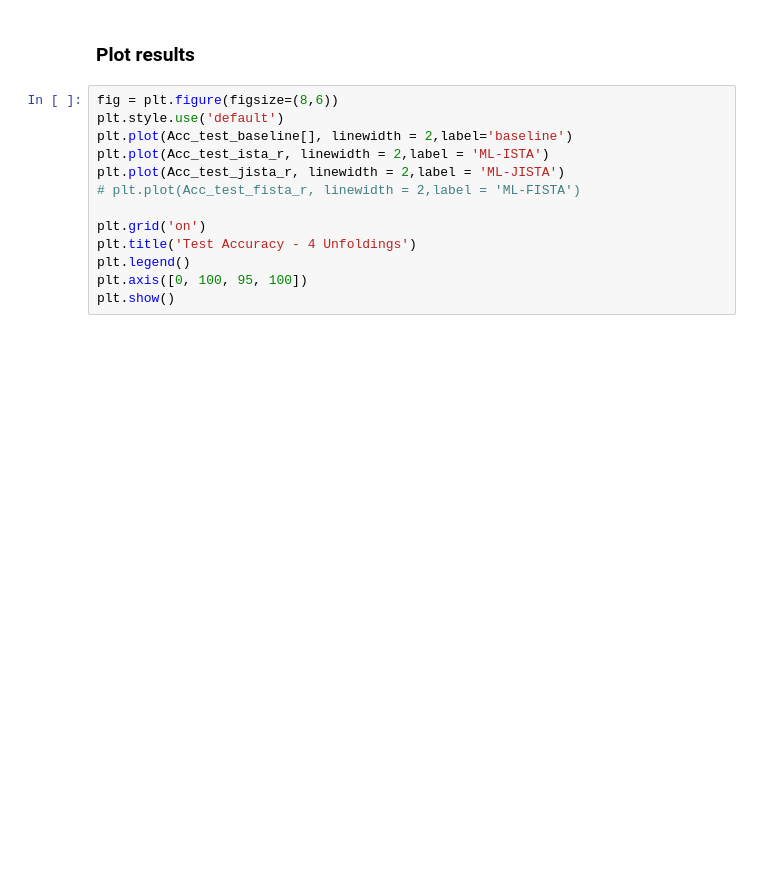
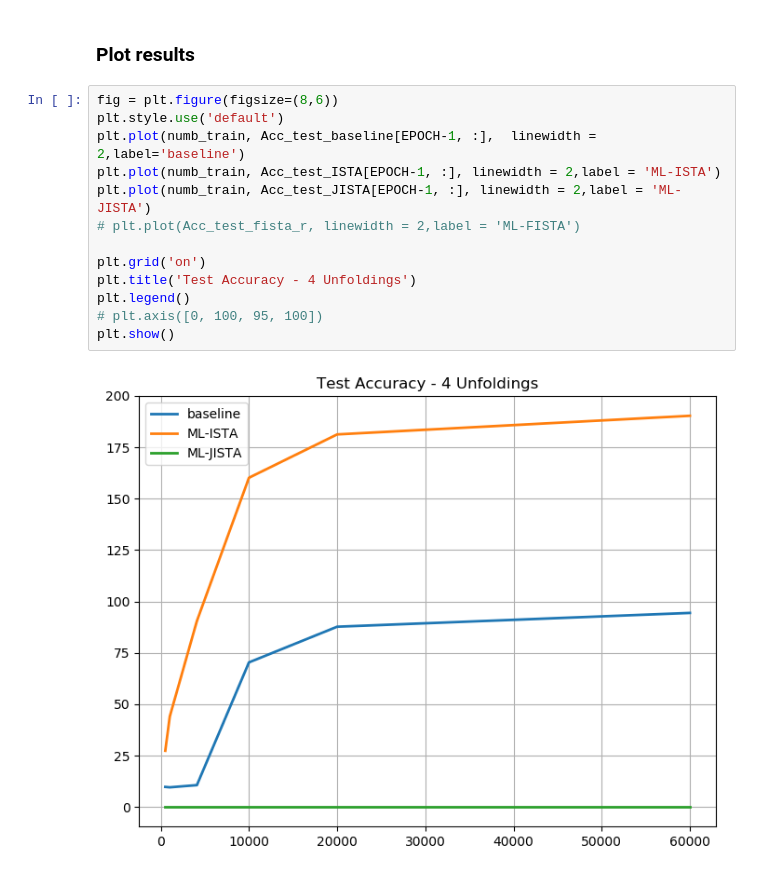
Before and after one commit to mm5110/sparse-structures-for-classification, a Jupyter notebook: dev/ML_ISTA/limited_data_test.ipynb, the cells around one changed output. Drawn from its saved outputs; the diff is of its cells as text; blank space fills up the shorter version.

```diff
--- a/dev/ML_ISTA/limited_data_test.ipynb
+++ b/dev/ML_ISTA/limited_data_test.ipynb
@@ -184,13 +214,15 @@ for i in range(numb_train):
 # %%
 fig = plt.figure(figsize=(8,6))
 plt.style.use('default')
-plt.plot(Acc_test_baseline[], linewidth = 2,label='baseline')
-plt.plot(Acc_test_ista_r, linewidth = 2,label = 'ML-ISTA')
-plt.plot(Acc_test_jista_r, linewidth = 2,label = 'ML-JISTA')
+plt.plot(numb_train, Acc_test_baseline[EPOCH-1, :],  linewidth = 2,label='baseline')
+plt.plot(numb_train, Acc_test_ISTA[EPOCH-1, :], linewidth = 2,label = 'ML-ISTA')
+plt.plot(numb_train, Acc_test_JISTA[EPOCH-1, :], linewidth = 2,label = 'ML-JISTA')
 # plt.plot(Acc_test_fista_r, linewidth = 2,label = 'ML-FISTA')
 
 plt.grid('on')
 plt.title('Test Accuracy - 4 Unfoldings')
 plt.legend()
-plt.axis([0, 100, 95, 100])
+# plt.axis([0, 100, 95, 100])
 plt.show()
+# %% [output]
+[figure, added]
```
Also changed, not shown: parts of 3 cells of this notebook, 1 other file.
